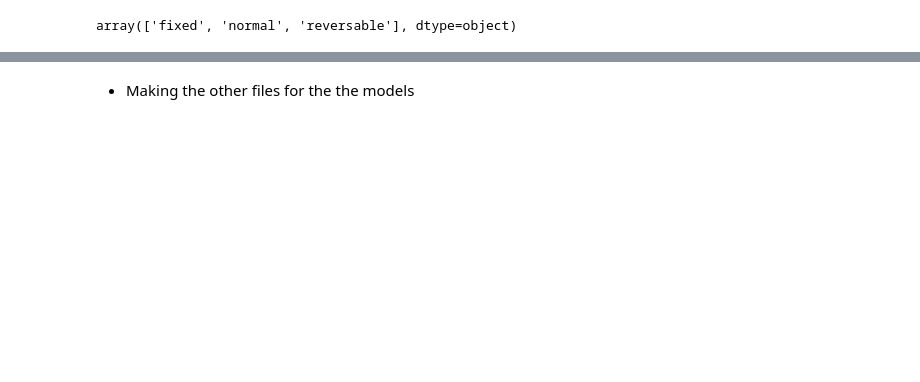
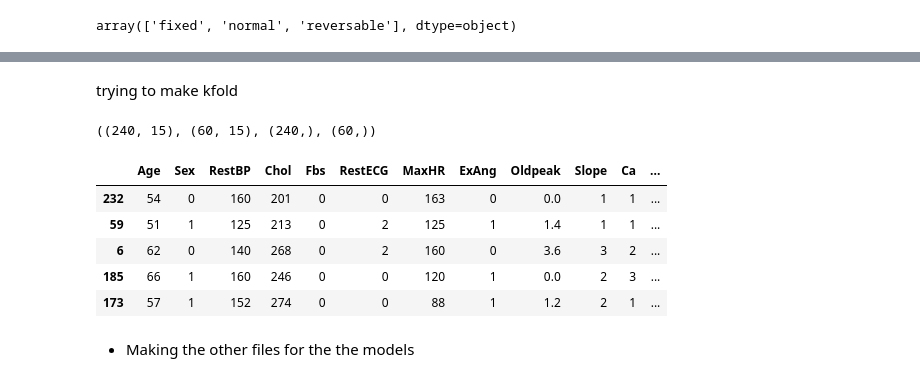
Before and after one commit to Muhammed-ismail3/Heart-Disease-Prediction, a Jupyter notebook: Project/Model.ipynb, the cells around one changed output, grey strips where cells are left out. Cells and saved outputs as stored; diff of their text form; code cells hidden in the pictures; blank space fills up the shorter version.

```diff
--- a/Project/Model.ipynb
+++ b/Project/Model.ipynb
@@ -246,2 +201,0 @@ df_No_Kfold
-# %%
-df_No_Kfold = pd.concat([df_No_Kfold,result],axis=1)
@@ -284,0 +206,2 @@ df_No_Kfold.to_csv("df_No_Kfold.csv",index = False)
+# %%
+x = df_No_Kfold.drop("Target",axis=1)
@@ -284,0 +224,2 @@ df_No_Kfold.to_csv("df_No_Kfold.csv",index = False)
+# %%
+y = df_No_Kfold["Target"]
@@ -284,0 +241,2 @@ df_No_Kfold.to_csv("df_No_Kfold.csv",index = False)
+# %% [markdown]
+trying to make kfold
@@ -285,2 +245,22 @@ df_No_Kfold.to_csv("df_No_Kfold.csv",index = False)
+# %%
+from sklearn.model_selection import train_test_split, KFold, cross_val_score
+from sklearn.preprocessing import StandardScaler
+from sklearn.pipeline import Pipeline
+from sklearn.linear_model import LogisticRegression
+from category_encoders import TargetEncoder
+X_train,X_test, y_train, y_test = train_test_split(x,y,test_size = 0.2,random_state=42)
+# %%
+X_train.shape,X_test.shape, y_train.shape, y_test.shape
+# %% [output]
+((240, 15), (60, 15), (240,), (60,))
+# %%
+X_train.head()
+# %% [output]
+|  | Age | Sex | RestBP | Chol | Fbs | RestECG | MaxHR | ExAng | Oldpeak | Slope | Ca | ... |
+| 232 | 54 | 0 | 160 | 201 | 0 | 0 | 163 | 0 | 0.0 | 1 | 1 | ... |
+| 59 | 51 | 1 | 125 | 213 | 0 | 2 | 125 | 1 | 1.4 | 1 | 1 | ... |
+| 6 | 62 | 0 | 140 | 268 | 0 | 2 | 160 | 0 | 3.6 | 3 | 2 | ... |
+| 185 | 66 | 1 | 160 | 246 | 0 | 0 | 120 | 1 | 0.0 | 2 | 3 | ... |
+| 173 | 57 | 1 | 152 | 274 | 0 | 0 | 88 | 1 | 1.2 | 2 | 1 | ... |
 # %% [markdown]
 - Making the other files for the the models
```
Also changed, not shown: parts of 28 cells of this notebook, 2 other files.
